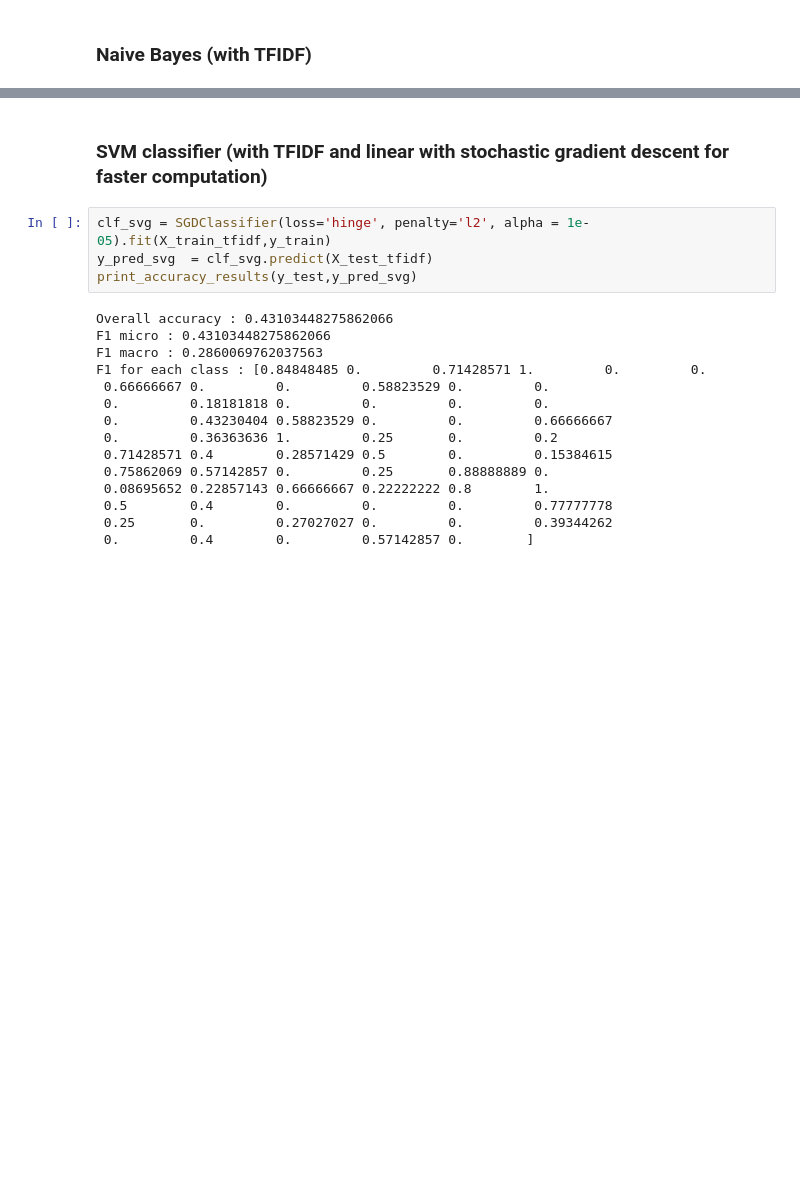
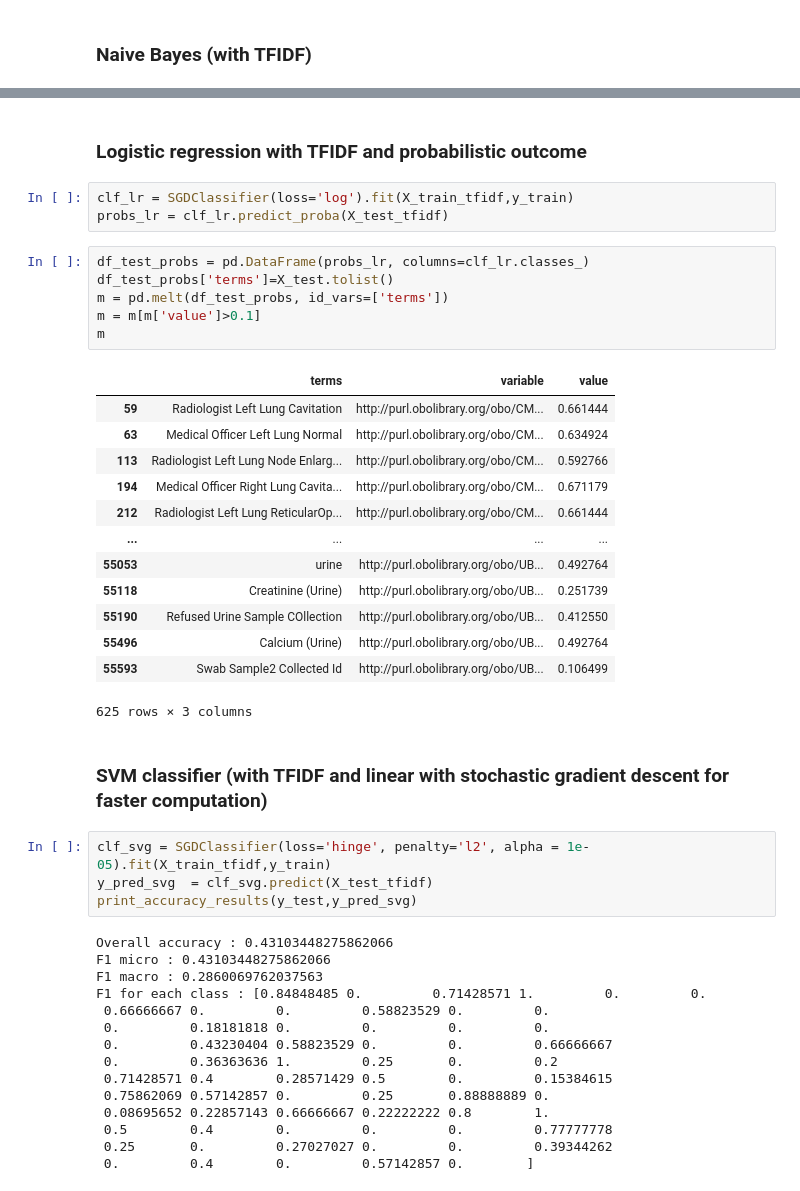
Before and after one commit to IHCC-cohorts/data-harmonization, a Jupyter notebook: src/mapping-suggest/ihcc-nlp-mapping.ipynb, the cells around one changed output, grey strips where cells are left out. Saved outputs shown, nothing was run; the diff lists cells and outputs as text; blank space fills up the shorter version.

```diff
--- a/src/mapping-suggest/ihcc-nlp-mapping.ipynb
+++ b/src/mapping-suggest/ihcc-nlp-mapping.ipynb
@@ -264,3 +265,28 @@ F1 for each class : [0.84848485 0.71428571 0.         0.         0.         0.8
+# %% [markdown]
+### Logistic regression with TFIDF and probabilistic outcome
+# %%
+clf_lr = SGDClassifier(loss='log').fit(X_train_tfidf,y_train)
+probs_lr = clf_lr.predict_proba(X_test_tfidf)
+# %%
+df_test_probs = pd.DataFrame(probs_lr, columns=clf_lr.classes_)
+df_test_probs['terms']=X_test.tolist()
+m = pd.melt(df_test_probs, id_vars=['terms'])
+m = m[m['value']>0.1]
+m
+# %% [output]
+|  | terms | variable | value |
+| 59 | Radiologist Left Lung Cavitation | http://purl.obolibrary.org/obo/CM... | 0.661444 |
+| 63 | Medical Officer Left Lung Normal | http://purl.obolibrary.org/obo/CM... | 0.634924 |
+| 113 | Radiologist Left Lung Node Enlarg... | http://purl.obolibrary.org/obo/CM... | 0.592766 |
+| 194 | Medical Officer Right Lung Cavita... | http://purl.obolibrary.org/obo/CM... | 0.671179 |
+| 212 | Radiologist Left Lung ReticularOp... | http://purl.obolibrary.org/obo/CM... | 0.661444 |
+| ... | ... | ... | ... |
+| 55053 | urine | http://purl.obolibrary.org/obo/UB... | 0.492764 |
+| 55118 | Creatinine (Urine) | http://purl.obolibrary.org/obo/UB... | 0.251739 |
+| 55190 | Refused Urine Sample COllection | http://purl.obolibrary.org/obo/UB... | 0.412550 |
+| 55496 | Calcium (Urine) | http://purl.obolibrary.org/obo/UB... | 0.492764 |
+| 55593 | Swab Sample2 Collected Id | http://purl.obolibrary.org/obo/UB... | 0.106499 |
+625 rows × 3 columns
 # %% [markdown]
 ### SVM classifier (with TFIDF and linear with stochastic gradient descent for faster computation)
 # %%
```
Also changed, not shown: parts of 13 cells of this notebook, 8 other files.
